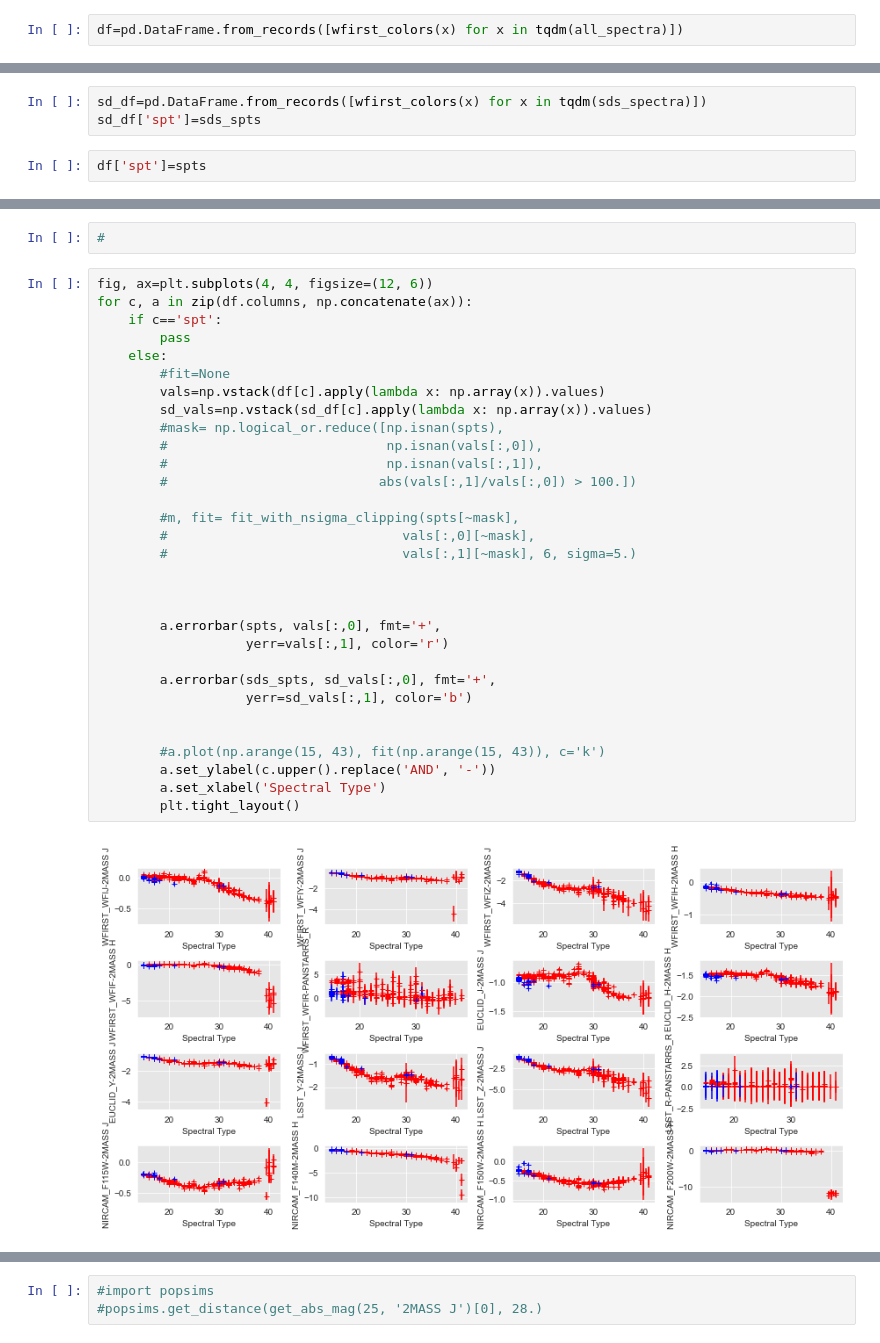
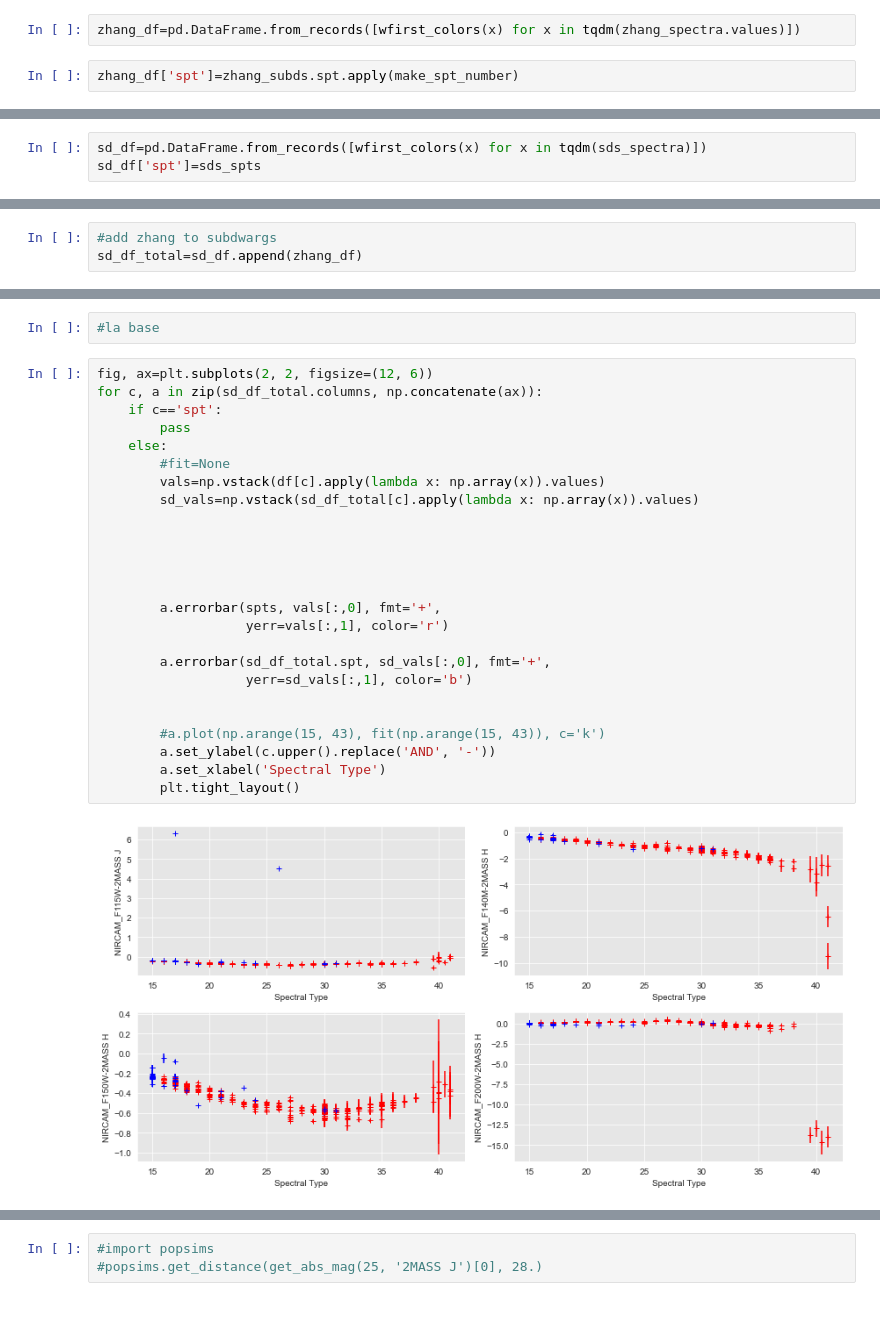
Before and after one commit to caganze/popsims, a Jupyter notebook: notebooks/absmag relations.ipynb, the cells around one changed output, grey strips where cells are left out. Drawn from its saved outputs; the diff is of its cells as text; blank space fills up the shorter version.

```diff
--- a/notebooks/absmag relations.ipynb
+++ b/notebooks/absmag relations.ipynb
@@ -178,2 +186,4 @@ def wfirst_colors(sp):
 # %%
-df=pd.DataFrame.from_records([wfirst_colors(x) for x in tqdm(all_spectra)])
+zhang_df=pd.DataFrame.from_records([wfirst_colors(x) for x in tqdm(zhang_spectra.values)])
+# %%
+zhang_df['spt']=zhang_subds.spt.apply(make_spt_number)
@@ -180,5 +194,3 @@ df=pd.DataFrame.from_records([wfirst_colors(x) for x in tqdm(all_spectra)])
 # %%
 sd_df=pd.DataFrame.from_records([wfirst_colors(x) for x in tqdm(sds_spectra)])
 sd_df['spt']=sds_spts
-# %%
-df['spt']=spts
@@ -185 +201,4 @@ df['spt']=spts
+# %%
+#add zhang to subdwargs
+sd_df_total=sd_df.append(zhang_df)
 # %%
@@ -211,40 +229,34 @@ def fit_with_nsigma_clipping(x, y, y_unc, n, sigma=3.):
     not_clipped = k_clip_fit(x, y, y_unc, sigma = sigma)
     return not_clipped, np.poly1d(np.polyfit(x[not_clipped], y[not_clipped], n))
 # %%
-#
+#la base
 # %%
-fig, ax=plt.subplots(4, 4, figsize=(12, 6))
-for c, a in zip(df.columns, np.concatenate(ax)):
+fig, ax=plt.subplots(2, 2, figsize=(12, 6))
+for c, a in zip(sd_df_total.columns, np.concatenate(ax)):
     if c=='spt':
         pass
     else:
         #fit=None
         vals=np.vstack(df[c].apply(lambda x: np.array(x)).values)
-        sd_vals=np.vstack(sd_df[c].apply(lambda x: np.array(x)).values)
-        #mask= np.logical_or.reduce([np.isnan(spts),
-        #                            np.isnan(vals[:,0]),
-        #                            np.isnan(vals[:,1]),
-        #                           abs(vals[:,1]/vals[:,0]) > 100.])
+        sd_vals=np.vstack(sd_df_total[c].apply(lambda x: np.array(x)).values)
 
-        #m, fit= fit_with_nsigma_clipping(spts[~mask],
-        #                              vals[:,0][~mask],
-        #                              vals[:,1][~mask], 6, sigma=5.)
+
 
 
 
         a.errorbar(spts, vals[:,0], fmt='+',
                    yerr=vals[:,1], color='r')
 
-        a.errorbar(sds_spts, sd_vals[:,0], fmt='+',
+        a.errorbar(sd_df_total.spt, sd_vals[:,0], fmt='+',
                    yerr=sd_vals[:,1], color='b')
 
 
         #a.plot(np.arange(15, 43), fit(np.arange(15, 43)), c='k')
         a.set_ylabel(c.upper().replace('AND', '-'))
         a.set_xlabel('Spectral Type')
         plt.tight_layout()
 # %% [output]
-[figure, old version]
+[figure, new version]
 # %%
 #absolute magnitude relation
 import splat.empirical as spe
```
Also changed, not shown: parts of 30 cells of this notebook, 38 other files.
